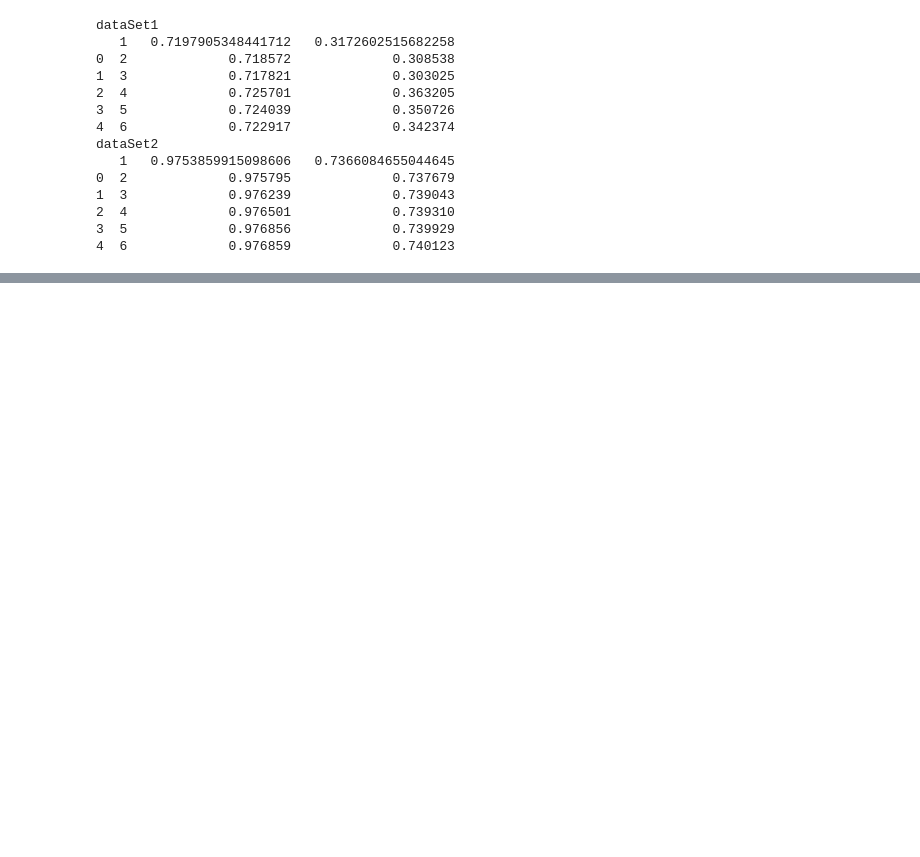
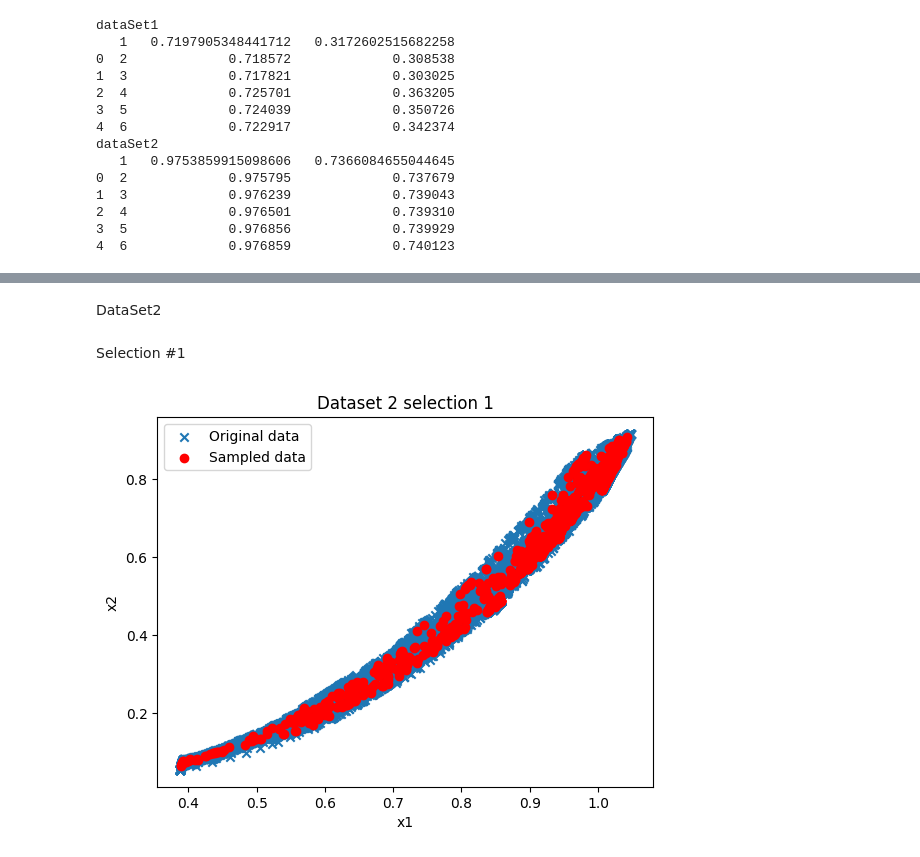
Before and after one commit to emoskedy/TAMU-Datathon-2024, a Jupyter notebook: bakerhughes.ipynb, the cells around one changed output, grey strips where cells are left out. Drawn from its saved outputs; the diff is of its cells as text; code cells hidden in the pictures; blank space fills up the shorter version.

```diff
--- a/bakerhughes.ipynb
+++ b/bakerhughes.ipynb
@@ -148,0 +201,14 @@ plt.show()
+# %% [markdown]
+DataSet2
+# %% [markdown]
+Selection #1
+# %%
+plt.scatter(dataSet2.iloc[:,1],dataSet2.iloc[:,2], label="Original data", marker='x')
+plt.scatter(sample_sel1.iloc[:, 1], sample_sel1.iloc[:, 2], label="Sampled data", color='red', marker='o')
+plt.xlabel("x1")
+plt.ylabel("x2")
+plt.title("Dataset 2 selection 1")
+plt.legend()
+plt.show()
+# %% [output]
+[figure, added]
```
Also changed, not shown: parts of 21 cells of this notebook.
